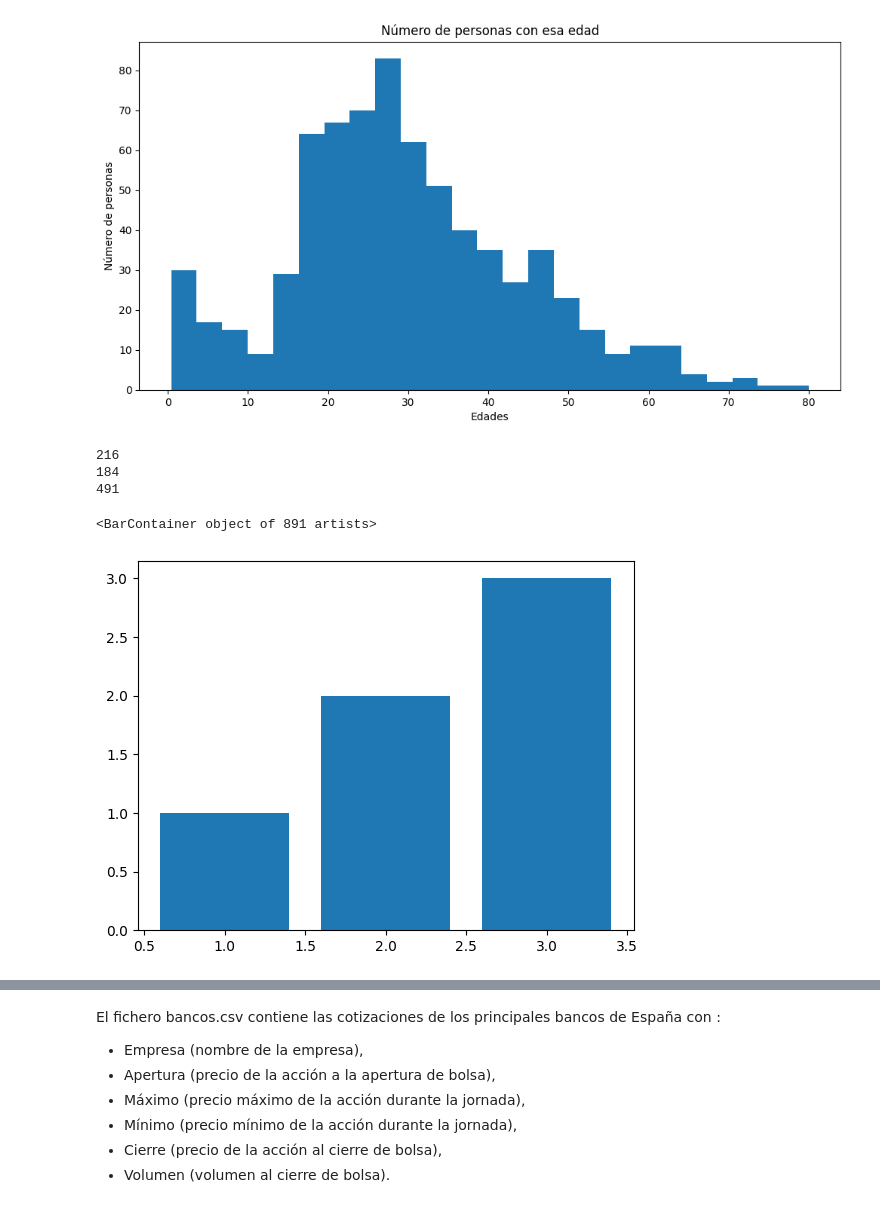
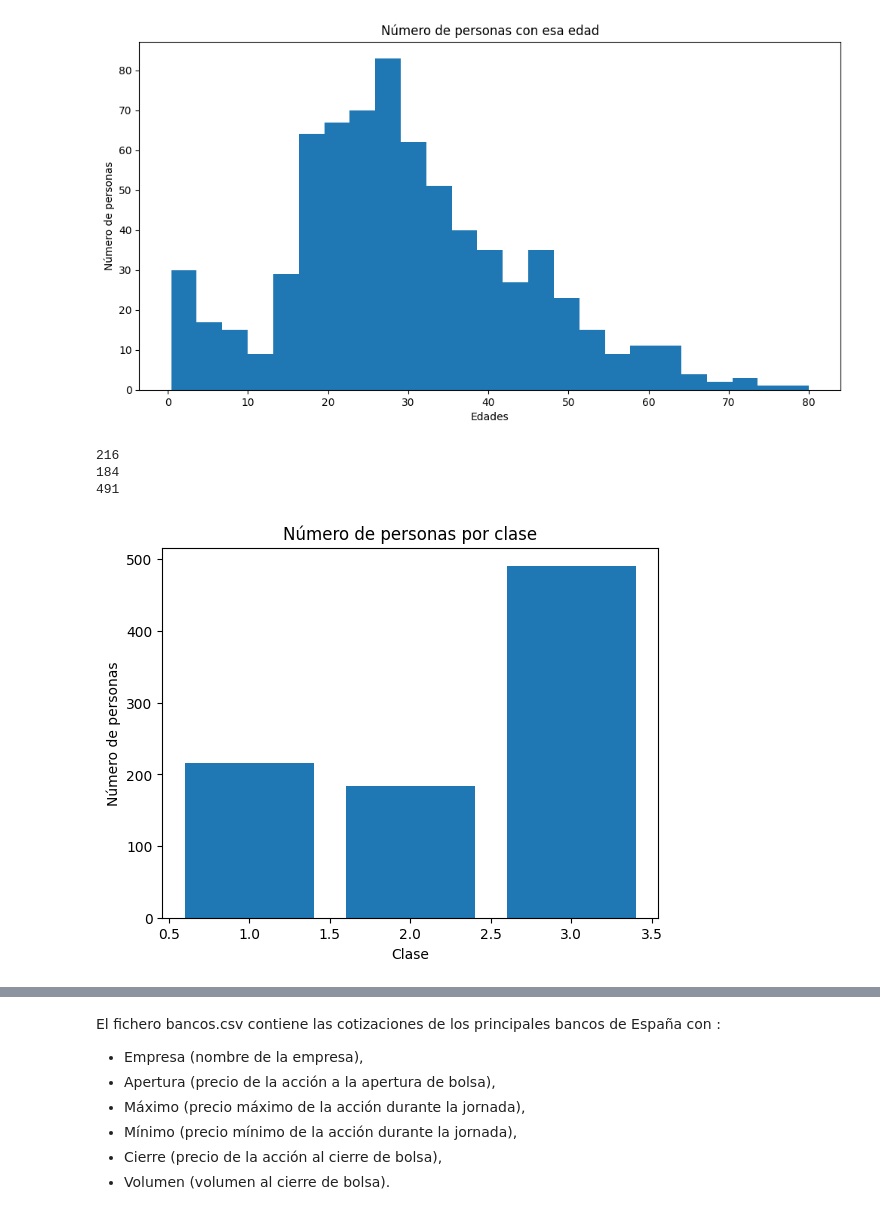
Before and after one commit to jmrodriguez2552/CEDAPY_25_26, a Jupyter notebook: ANALISIS_DATOS_PYTHON/NOTEBOOKS/EJERCICIOS/5101_EJERCICIO-5_Gráficos_Matplotlib.ipynb, the cells around one changed output, grey strips where cells are left out. Drawn from its saved outputs; the diff is of its cells as text; code cells hidden in the pictures.

```diff
--- a/ANALISIS_DATOS_PYTHON/NOTEBOOKS/EJERCICIOS/5101_EJERCICIO-5_Gráficos_Matplotlib.ipynb
+++ b/ANALISIS_DATOS_PYTHON/NOTEBOOKS/EJERCICIOS/5101_EJERCICIO-5_Gráficos_Matplotlib.ipynb
@@ -70,14 +70,16 @@ plt.show()
 [figure]
 # %%
 
-print(df_titanic['Pclass'].value_counts().get(1,0))
-print(df_titanic['Pclass'].value_counts().get(2,0))
-print(df_titanic['Pclass'].value_counts().get(3,0))
+
+pclass_count = df_titanic['Pclass'].value_counts().sort_index()
 fig, ax = plt.subplots()
-ax.bar(df_titanic['Pclass'], df_titanic.groupby('PassengerId')['Pclass'].sum())
+ax.bar(pclass_count.index, pclass_count.values)
+ax.set_xlabel("Clase")
+ax.set_ylabel("Número de personas")
+ax.set_title("Número de personas por clase")
+plt.show()
 # %% [output]
 216
 184
 491
-<BarContainer object of 891 artists>
-[figure, old version]
+[figure, new version]
```
Also changed, not shown: parts of 2 cells of this notebook, 1 other file.
